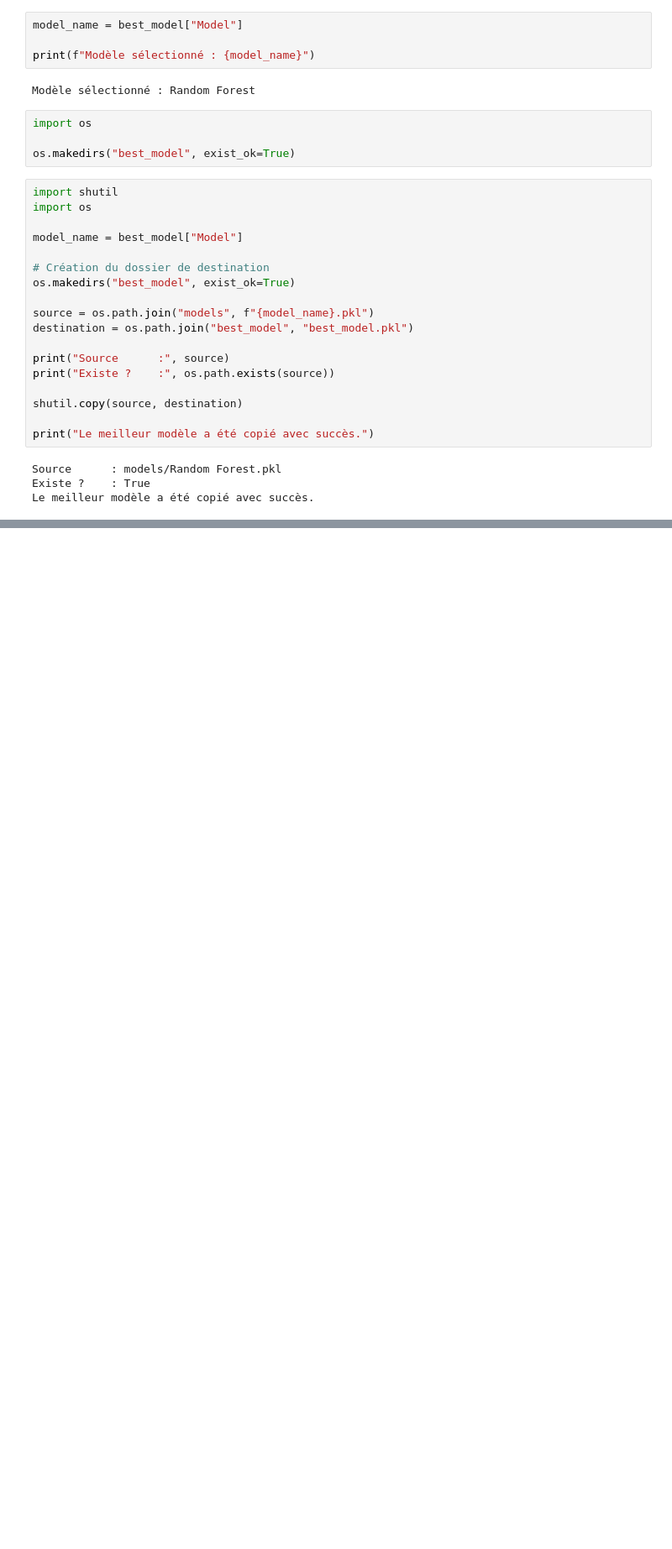
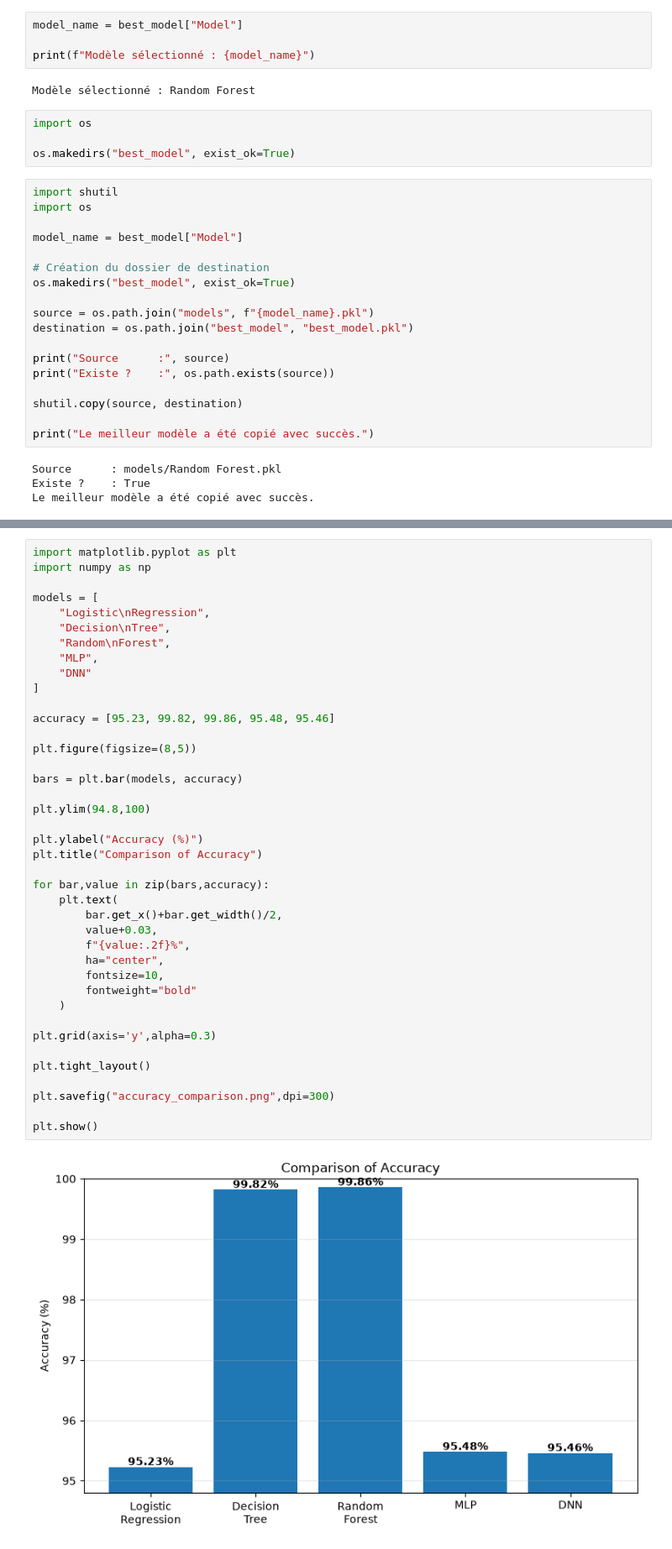
Before and after one commit to majda250/cicids2017-intrusion-detection, a Jupyter notebook: 08_model_comparison.ipynb, the cells around one changed output, grey strips where cells are left out. Shown at 84% size. Cells and saved outputs as stored; diff of their text form; blank space fills up the shorter version.

```diff
--- a/08_model_comparison.ipynb
+++ b/08_model_comparison.ipynb
@@ -309,0 +355,42 @@ Le meilleur modèle a été copié avec succès.
+# %%
+import matplotlib.pyplot as plt
+import numpy as np
+
+models = [
+    "Logistic\nRegression",
+    "Decision\nTree",
+    "Random\nForest",
+    "MLP",
+    "DNN"
+]
+
+accuracy = [95.23, 99.82, 99.86, 95.48, 95.46]
+
+plt.figure(figsize=(8,5))
+
+bars = plt.bar(models, accuracy)
+
+plt.ylim(94.8,100)
+
+plt.ylabel("Accuracy (%)")
+plt.title("Comparison of Accuracy")
+
+for bar,value in zip(bars,accuracy):
+    plt.text(
+        bar.get_x()+bar.get_width()/2,
+        value+0.03,
+        f"{value:.2f}%",
+        ha="center",
+        fontsize=10,
+        fontweight="bold"
+    )
+
+plt.grid(axis='y',alpha=0.3)
+
+plt.tight_layout()
+
+plt.savefig("accuracy_comparison.png",dpi=300)
+
+plt.show()
+# %% [output]
+[figure, added]
```
Also changed, not shown: parts of 3 cells of this notebook, 4 other files.
